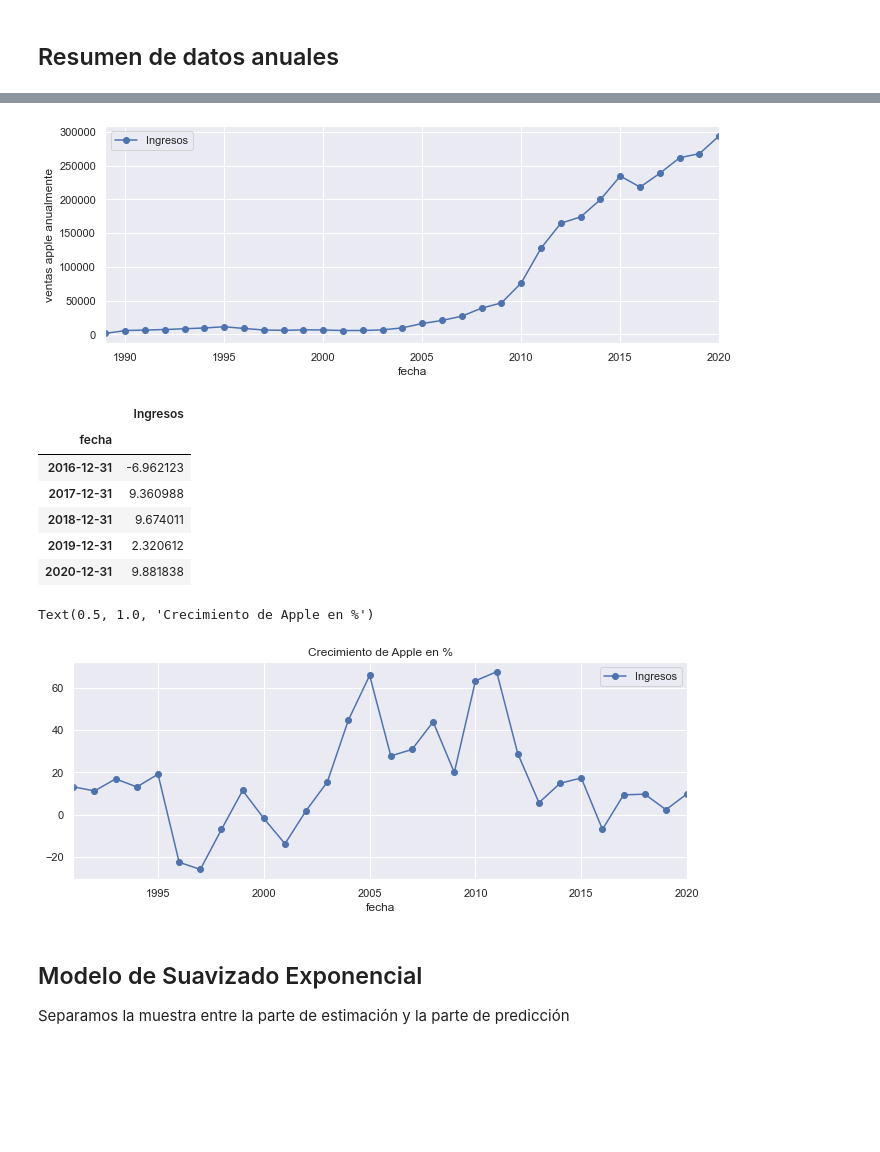
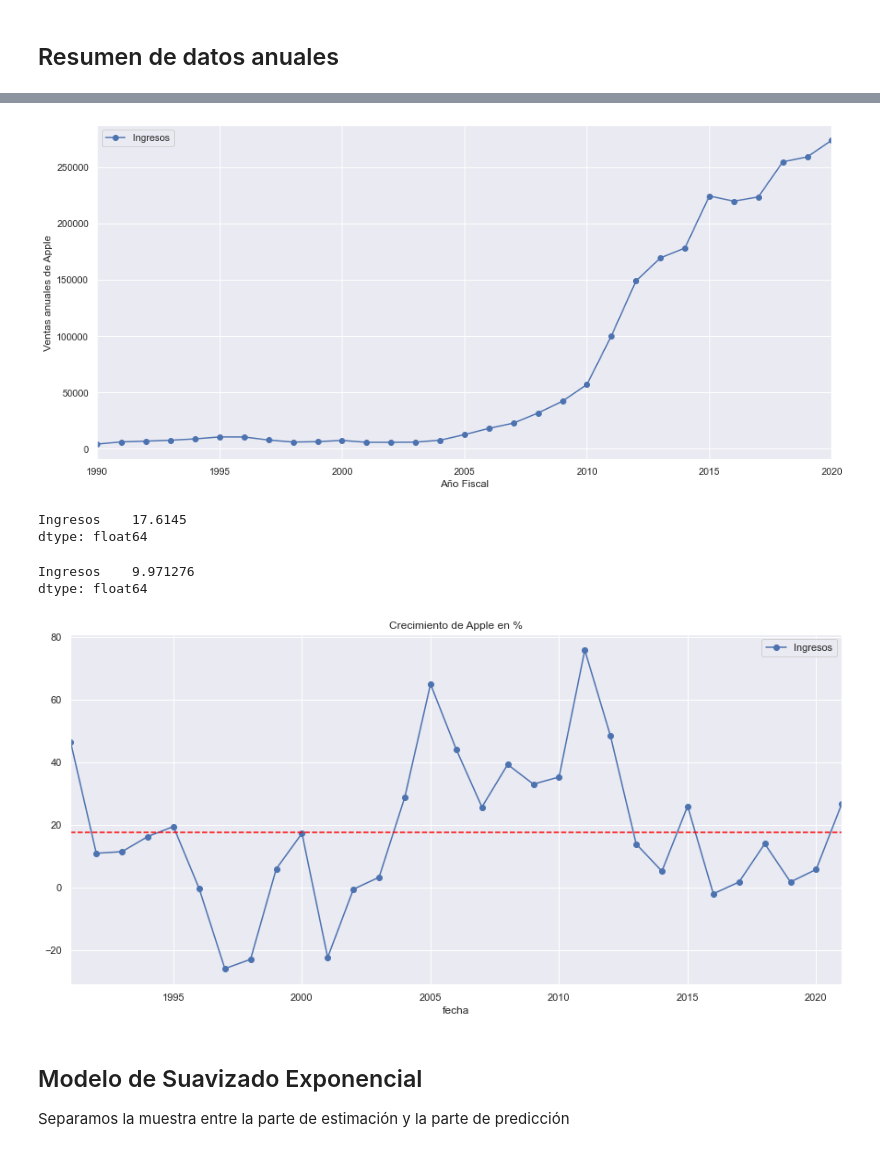
Before and after one commit to carlossebastiani/Master_DataScience, a Jupyter notebook: Series_Temporales/CS_HW/notebooks/CS_HW.ipynb, the cells around one changed output, grey strips where cells are left out. Cells and saved outputs as stored; diff of their text form; code cells hidden in the pictures; blank space fills up the shorter version.

```diff
--- a/Series_Temporales/CS_HW/notebooks/CS_HW.ipynb
+++ b/Series_Temporales/CS_HW/notebooks/CS_HW.ipynb
@@ -47,6 +55,6 @@ apple_ts.tail()
 # %%
 ## Graficamos para observar como se comportan las ventas
-sns.set(rc={'figure.figsize':(11, 4)})
+sns.set(rc={'figure.figsize':(15, 7)})
 ax = apple_df.plot(marker='o', linestyle='-')
 ax.set_ylabel('ventas apple');
 # %% [output]
@@ -74,15 +82,17 @@ variances = split_and_summarize(apple_df,'Ingresos',16,np.var)
 cols = ['means', 'variances']
 df = pd.DataFrame([means,variances],index=cols)
 
-sns.set(rc={'figure.figsize':(11, 4)})
+sns.set(rc={'figure.figsize':(15, 7)})
 fig, (ax1, ax2) = plt.subplots(2, 1)
-fig.suptitle('Showing non stacionary characteristics')
+fig.suptitle('Características no estacionales de Apple')
 
 ax1.plot(means, 'o-')
-ax1.set_ylabel('Means')
+ax1.set_ylabel('Medias')
+ax1.set_xlabel('')
 
 ax2.plot(variances, 'o-')
-ax2.set_ylabel('Variances')
+ax2.set_ylabel('Varianzas')
+ax2.set_xlabel('')
 
 plt.show()
 # %% [output]
@@ -129,26 +126,30 @@ apple_ts.head()
 # %%
-ax = apple_yearly[:'2020'].plot(marker='o', linestyle='-')
-ax.set_ylabel('ventas apple anualmente');
+ax = apple_ts_q_fy[:'2020'].plot(marker='o', linestyle='-')
+ax.set_ylabel('Ventas anuales de Apple')
+ax.set_xlabel('Año Fiscal');
 # %% [output]
-[figure, old version]
+[figure, new version]
 # %%
 #crecimientos anuales de los ingresos
-apple_sales_growth = apple_yearly['1990':'2020'].pct_change().mul(100).dropna()
+
+apple_sales_growth = apple_ts_q_fy.pct_change().mul(100).dropna()
+mean=apple_sales_growth.mean()
 apple_sales_growth.tail()
+mean
 # %% [output]
-|  | Ingresos |
-| fecha |  |
-| 2016-12-31 | -6.962123 |
-| 2017-12-31 | 9.360988 |
-| 2018-12-31 | 9.674011 |
-| 2019-12-31 | 2.320612 |
-| 2020-12-31 | 9.881838 |
+Ingresos    17.6145
+dtype: float64
 # %%
 ax = apple_sales_growth.plot(marker='o', linestyle='-')
 ax.set_title('Crecimiento de Apple en %')
+ax.axhline(17.6145, color='red', linestyle='dashed')
+
+## media de los últimos 5 años
+apple_sales_growth.tail(n=5).mean()
 # %% [output]
-Text(0.5, 1.0, 'Crecimiento de Apple en %')
+Ingresos    9.971276
+dtype: float64
-[figure, old version]
+[figure, new version]
 # %% [markdown]
 ## Modelo de Suavizado Exponencial
 Separamos la muestra entre la parte de estimación y la parte de predicción
```
Also changed, not shown: parts of 46 cells of this notebook, 1 other file.
